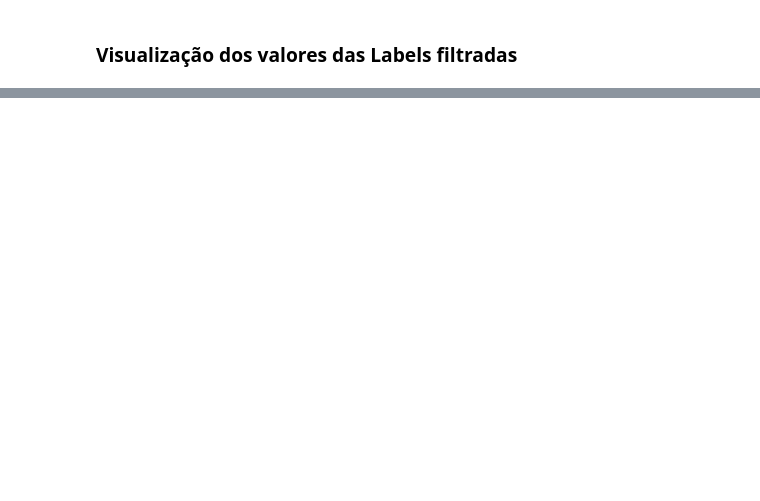
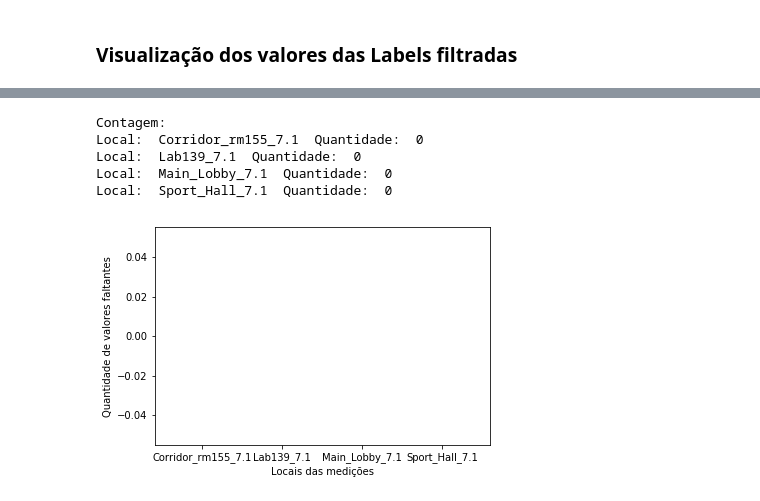
Before and after one commit to JoaoMateus1010/MachineLearning, a Jupyter notebook: works/Final_Project.ipynb, the cells around one changed output, grey strips where cells are left out. Drawn from its saved outputs; the diff is of its cells as text; code cells hidden in the pictures; blank space fills up the shorter version.

```diff
--- a/works/Final_Project.ipynb
+++ b/works/Final_Project.ipynb
@@ -303,0 +324,22 @@ for (key,value) in NewDatasets.items():
+# %%
+for (key,values) in NewDatasets.items():
+    NewDatasets[key]["Label"]=np.where(np.isnan(values["Label"].values),values["Label"].mode(),values["Label"].values)
+    #print(values["Label"].mode())
+# %%
+listKeyMiss = list()
+lisVallMiss = list()
+print("Contagem:")
+for (key,values) in NewDatasets.items():
+    listKeyMiss.append(key)
+    lisVallMiss.append(np.isnan(values["Label"]).sum())
+    print("Local: ",key," Quantidade: ",np.isnan(values["Label"]).sum())
+plt.ylabel("Quantidade de valores faltantes")
+plt.xlabel("Locais das medições")
+plt.bar(np.asarray(listKeyMiss),np.asarray(lisVallMiss));
+# %% [output]
+Contagem:
+Local:  Corridor_rm155_7.1  Quantidade:  0
+Local:  Lab139_7.1  Quantidade:  0
+Local:  Main_Lobby_7.1  Quantidade:  0
+Local:  Sport_Hall_7.1  Quantidade:  0
+[figure, added]
```
Also changed, not shown: parts of 7 cells of this notebook.
